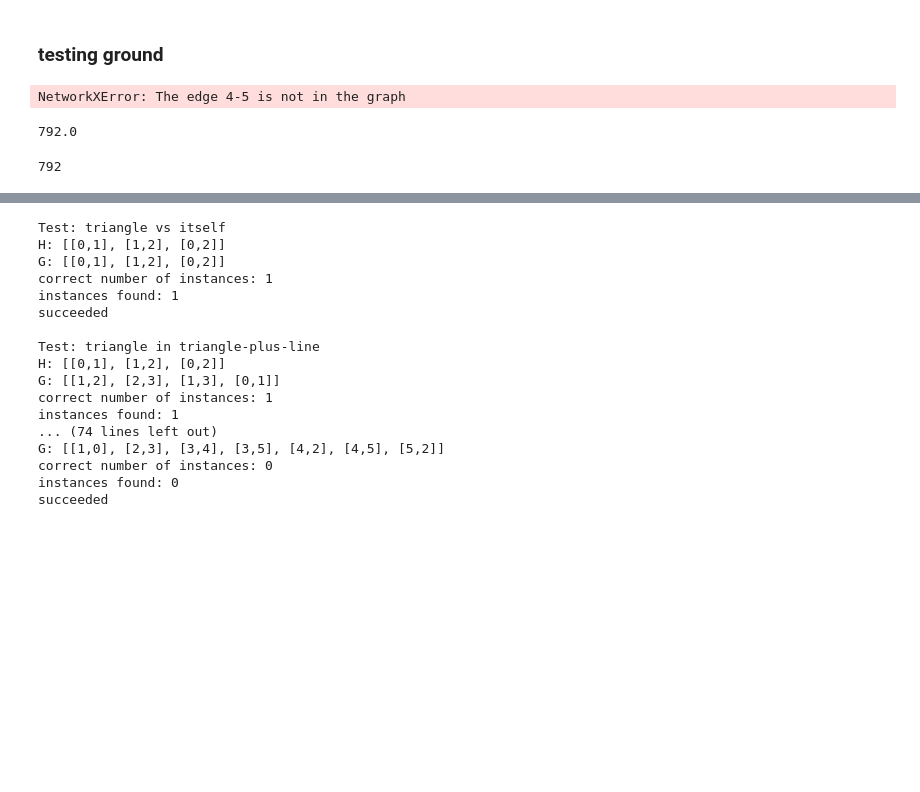
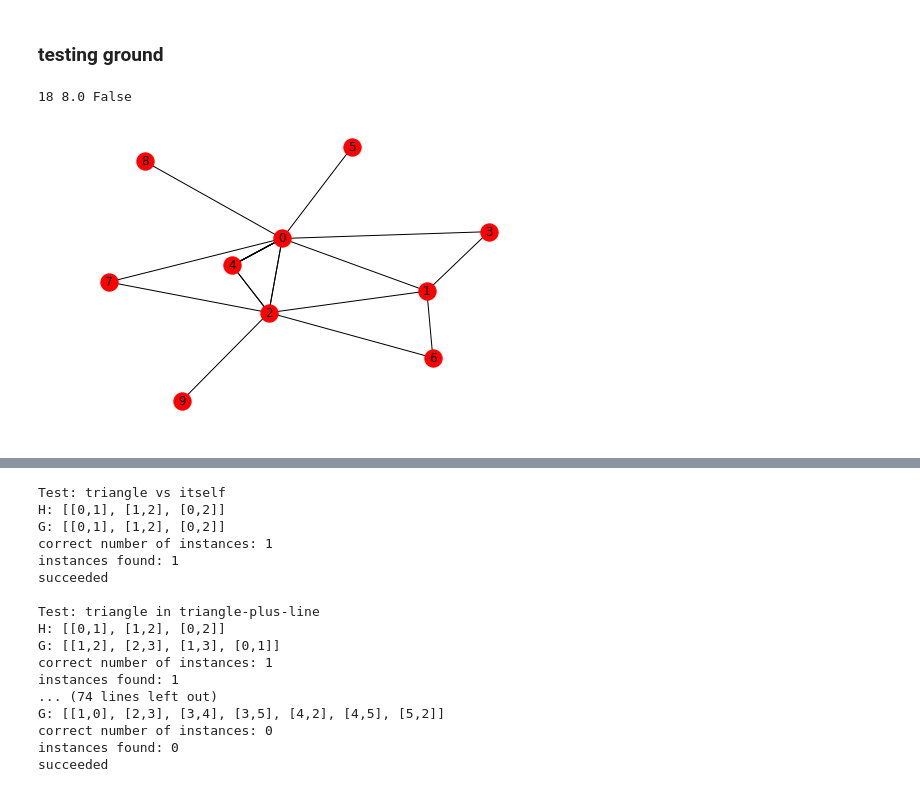
Before and after one commit to ta-rekt/motif-discovery, a Jupyter notebook: src/testing.ipynb, the cells around one changed output, grey strips where cells are left out. Saved outputs shown, nothing was run; the diff lists cells and outputs as text; code cells hidden in the pictures; blank space fills up the shorter version.

Commit message:
progress on regular+subtrees

```diff
--- a/src/testing.ipynb
+++ b/src/testing.ipynb
@@ -17,36 +17,32 @@ importlib.reload(fns)
 
 # G = parseStringToGraph('[[0,1], [1,2], [2,0], [4,2], [3,4], [5,4], [6,4], [7,4]]')
 # H = parseStringToGraph('[[0,1], [1,2], [2,0], [4,2], [3,4], [5,4], [6,4], [7,4]]')
-# G = nx.scale_free_graph(50, seed=1)
-# G = nx.to_undirected(G)
-# H = nx.scale_free_graph(5, seed=0)
-# H = nx.to_undirected(H)
+
+G = nx.scale_free_graph(10, seed=4)
+G = nx.to_undirected(G)
+K = nx.Graph()
+K.add_edges_from(G.edges())
+
+H = nx.scale_free_graph(5, seed=3)
+H = nx.to_undirected(H)
+J = nx.Graph()
+J.add_edges_from(H.edges())
 
 ######################################################################
 
-T = fns.randomTree(5, 0)
-S = fns.randomTree(10, 0)
+# T =  fns.randomTree(5, 5)
+# S = fns.randomTree(15, 1)
 
-# T = parseStringToGraph('[[0,1], [0,2], [3,0], [4,0]]')
-# S = parseStringToGraph('[[0,1], [0,2], [3,0], [4,0]]')
-K = nx.Graph()
-K.add_edges_from(T.edges())
-aut = fnr.findSubgraphInstances(T, K, False)
-M = fnr.symmetryConditions(aut)
+# T = parseStringToGraph('[[0,1], [0,2], [3,0], [4,0], [2,4]]')
+# S = parseStringToGraph('[[0,1], [0,2], [3,0], [4,0], [2,4]]')
+# K = nx.Graph()
+# K.add_edges_from(T.edges())
+# aut = fnr.findSubgraphInstances(T, K, False)
+# M = fnr.symmetryConditions(aut)
 
-# print(M)
+a = fnr.findSubgraphInstances(J, K, True)
+b = fns.findSubgraphInstances(H, G, True)
 
-
-instances = fns.findSubgraphInstances(T, S, True)
-print(len(instances))
+print(a, b, a == b)
 # %% [output]
-NetworkXError: The edge 4-5 is not in the graph
+18 8.0 False
-# %%
-fns.countRootedSubtrees(T, 9, S, 48)
-# %% [output]
-792.0
-# %%
-f = fnr.Map([(9,48)])
-len(fnr.isomorphicExtensions(f, T, S, 0, M))
-# %% [output]
-792
@@ -56,0 +49,7 @@ fns.compressTree(A, 14, 14)
+# %%
+# G = parseStringToGraph('[[0,1], [1,2], [2,0], [4,2], [3,4], [5,4], [6,4], [7,4]]')
+# G = fns.relabelByDegree(G)
+nx.draw(G, with_labels=True)
+# fns.onionDecompose(G)
+# %% [output]
+[figure, added]
```
Also changed, not shown: parts of 8 cells of this notebook, 5 other files.
